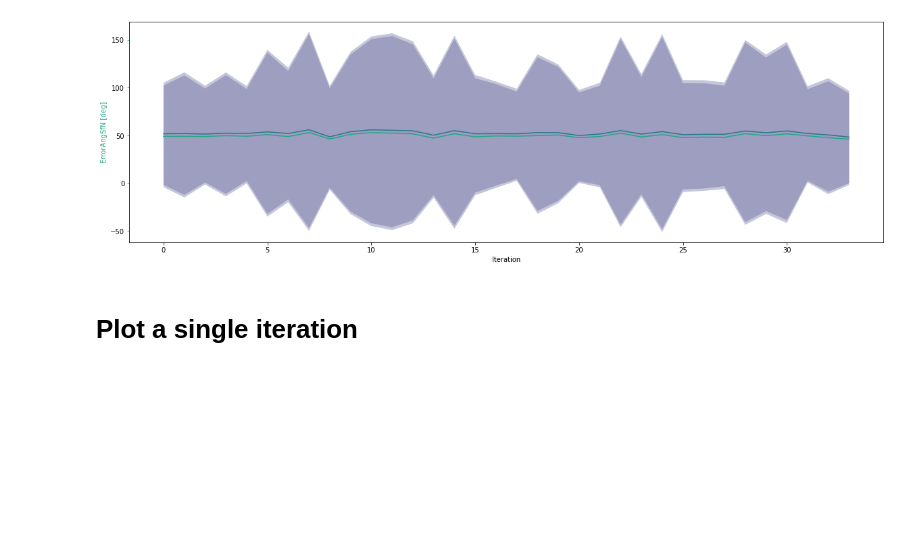
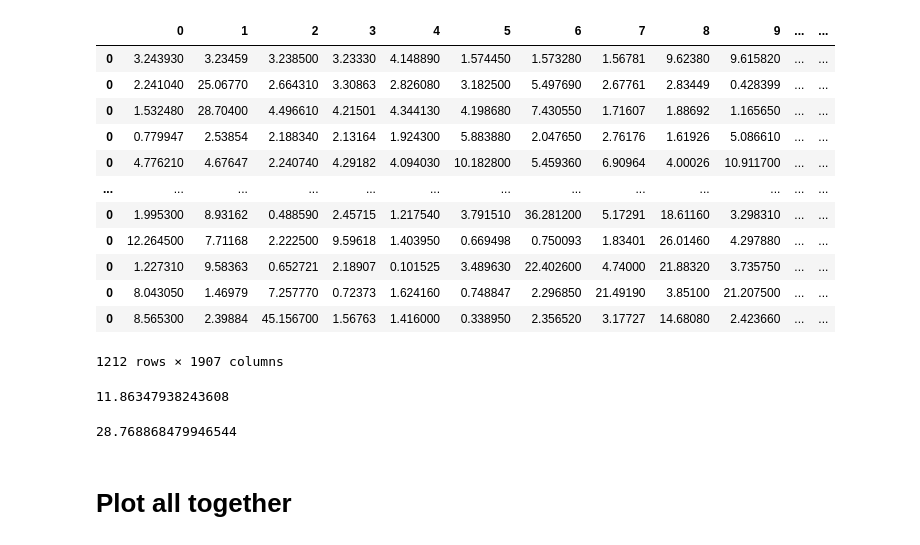
Before and after one commit to UZ-SLAMLab/DefSLAM, a Jupyter notebook: scripts/plotting.ipynb, the cells around one changed output. Saved outputs shown, nothing was run; the diff lists cells and outputs as text; code cells hidden in the pictures; blank space fills up the shorter version.

```diff
--- a/scripts/plotting.ipynb
+++ b/scripts/plotting.ipynb
@@ -287,6 +275,26 @@ evaluation.plot_total(['ErrorGTs'])
-# %%
-evaluation.plot_total(['ErrorAngIso','ErrorAngSfN'])
-# %% [output]
-[figure, removed]
-# %% [markdown]
-# Plot a single iteration
+# %%
+evaluation.iteratederrors[1]['ErrorGTs']['values']
+# %% [output]
+|  | 0 | 1 | 2 | 3 | 4 | 5 | 6 | 7 | 8 | 9 | ... | ... |
+| 0 | 3.243930 | 3.23459 | 3.238500 | 3.23330 | 4.148890 | 1.574450 | 1.573280 | 1.56781 | 9.62380 | 9.615820 | ... | ... |
+| 0 | 2.241040 | 25.06770 | 2.664310 | 3.30863 | 2.826080 | 3.182500 | 5.497690 | 2.67761 | 2.83449 | 0.428399 | ... | ... |
+| 0 | 1.532480 | 28.70400 | 4.496610 | 4.21501 | 4.344130 | 4.198680 | 7.430550 | 1.71607 | 1.88692 | 1.165650 | ... | ... |
+| 0 | 0.779947 | 2.53854 | 2.188340 | 2.13164 | 1.924300 | 5.883880 | 2.047650 | 2.76176 | 1.61926 | 5.086610 | ... | ... |
+| 0 | 4.776210 | 4.67647 | 2.240740 | 4.29182 | 4.094030 | 10.182800 | 5.459360 | 6.90964 | 4.00026 | 10.911700 | ... | ... |
+| ... | ... | ... | ... | ... | ... | ... | ... | ... | ... | ... | ... | ... |
+| 0 | 1.995300 | 8.93162 | 0.488590 | 2.45715 | 1.217540 | 3.791510 | 36.281200 | 5.17291 | 18.61160 | 3.298310 | ... | ... |
+| 0 | 12.264500 | 7.71168 | 2.222500 | 9.59618 | 1.403950 | 0.669498 | 0.750093 | 1.83401 | 26.01460 | 4.297880 | ... | ... |
+| 0 | 1.227310 | 9.58363 | 0.652721 | 2.18907 | 0.101525 | 3.489630 | 22.402600 | 4.74000 | 21.88320 | 3.735750 | ... | ... |
+| 0 | 8.043050 | 1.46979 | 7.257770 | 0.72373 | 1.624160 | 0.748847 | 2.296850 | 21.49190 | 3.85100 | 21.207500 | ... | ... |
+| 0 | 8.565300 | 2.39884 | 45.156700 | 1.56763 | 1.416000 | 0.338950 | 2.356520 | 3.17727 | 14.68080 | 2.423660 | ... | ... |
+1212 rows × 1907 columns
+# %%
+evaluation.iteratederrors[0]['ErrorGTs']['total_mean']
+# %% [output]
+11.86347938243608
+# %%
+evaluation.iteratederrors[0]['ErrorGTs']['total_std']
+# %% [output]
+28.768868479946544
+# %% [markdown]
+# Plot all together
```
Also changed, not shown: parts of 13 cells of this notebook.
